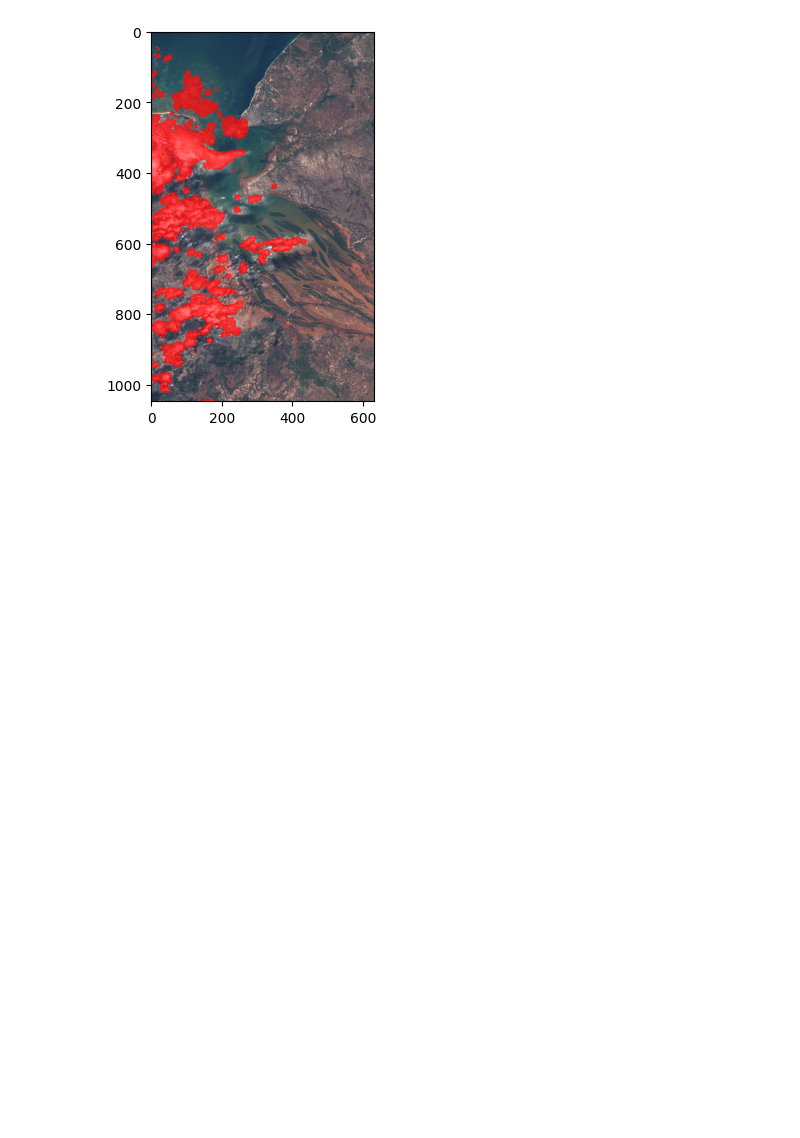
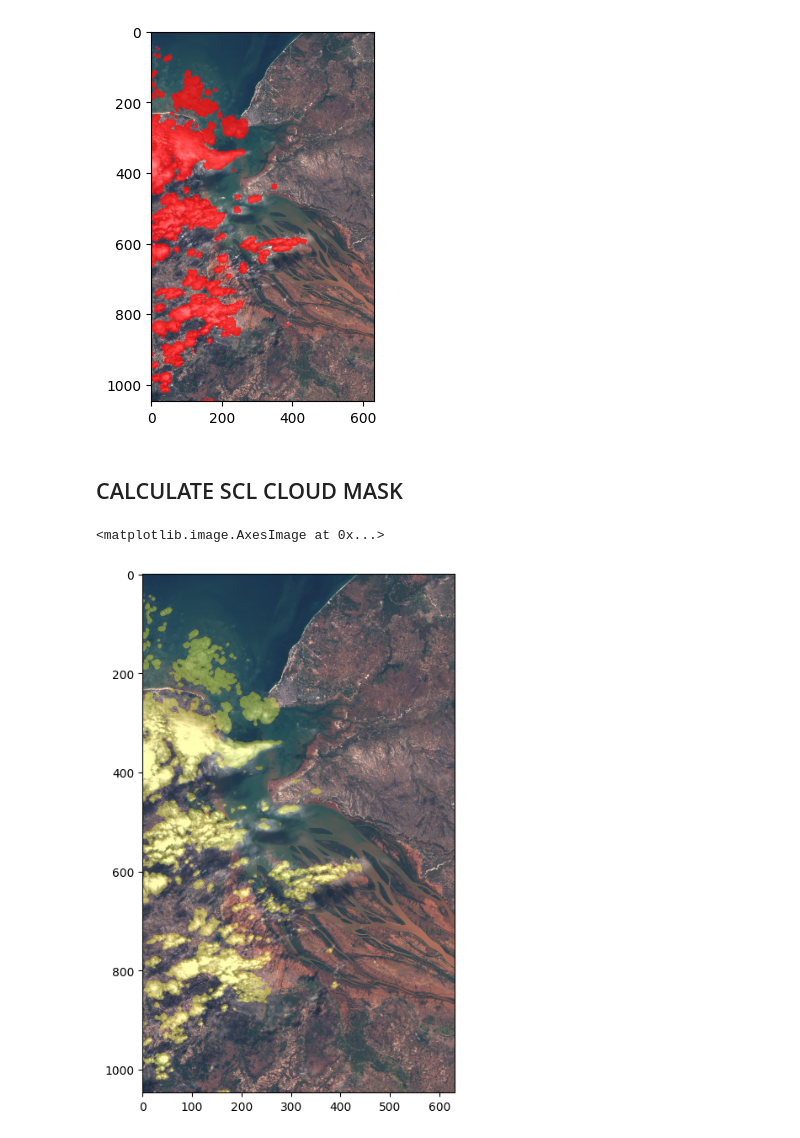
Before and after one commit to MarcoBellizzi/spatial_data, a Jupyter notebook: clod.ipynb, the cells around one changed output. Saved outputs shown, nothing was run; the diff lists cells and outputs as text; code cells hidden in the pictures; blank space fills up the shorter version.

Commit message:
updated cloud notebook

```diff
--- a/clod.ipynb
+++ b/clod.ipynb
@@ -82,3 +89,50 @@ for evalscript in evalscripts:
 # %% [output]
 [figure]
 [figure]
+# %% [markdown]
+## CALCULATE SCL CLOUD MASK
+# %%
+evalscript = generate_evalscript(
+    data_collection=DataCollection.SENTINEL2_L1C,
+    meta_bands=["dataMask"],
+    merged_bands_output="bands",
+    prioritize_dn=False,
+)
+
+# print(evalscript)
+
+request = SentinelHubRequest(
+    config=config,
+    bbox=bbox,
+    size=size,
+    evalscript=evalscript,
+    input_data=[
+        SentinelHubRequest.input_data(
+            data_collection=DataCollection.SENTINEL2_L1C,
+            time_interval=("2020-06-12", "2020-06-13")
+        )
+    ],
+    responses=[
+        SentinelHubRequest.output_response("bands", MimeType.TIFF),
+        SentinelHubRequest.output_response("dataMask", MimeType.TIFF),
+    ],
+)
+
+data = request.get_data()[0]
+
+bands = data["bands.tif"]
+mask = data["dataMask.tif"]
+
+cloud_detector = S2PixelCloudDetector(threshold=0.4, average_over=4, dilation_size=2, all_bands=True)
+
+cloud_mask = cloud_detector.get_cloud_masks(bands[np.newaxis, ...])
+
+true_color_image = (bands[..., [3, 2, 1]] * 3.5).clip(0, 1)
+is_cloud = cloud_mask[0]
+
+_, ax = plot.subplots(nrows=1, ncols=1, figsize=(8, 8))
+ax.imshow(true_color_image)
+ax.imshow(is_cloud, cmap="gnuplot", alpha=0.3 * is_cloud)
+# %% [output]
+<matplotlib.image.AxesImage at 0x...>
+[figure, added]
```
Also changed, not shown: parts of 3 cells of this notebook.
